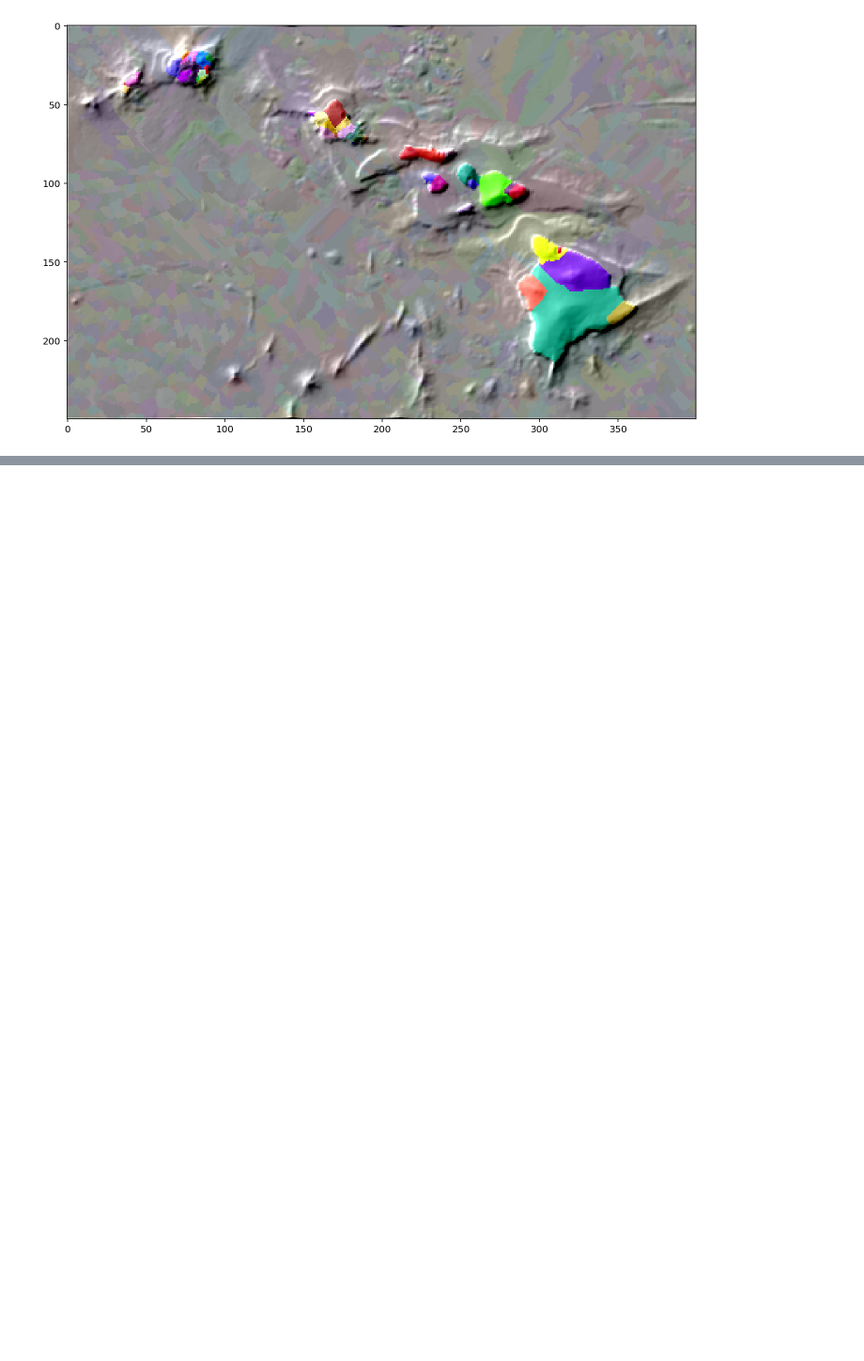
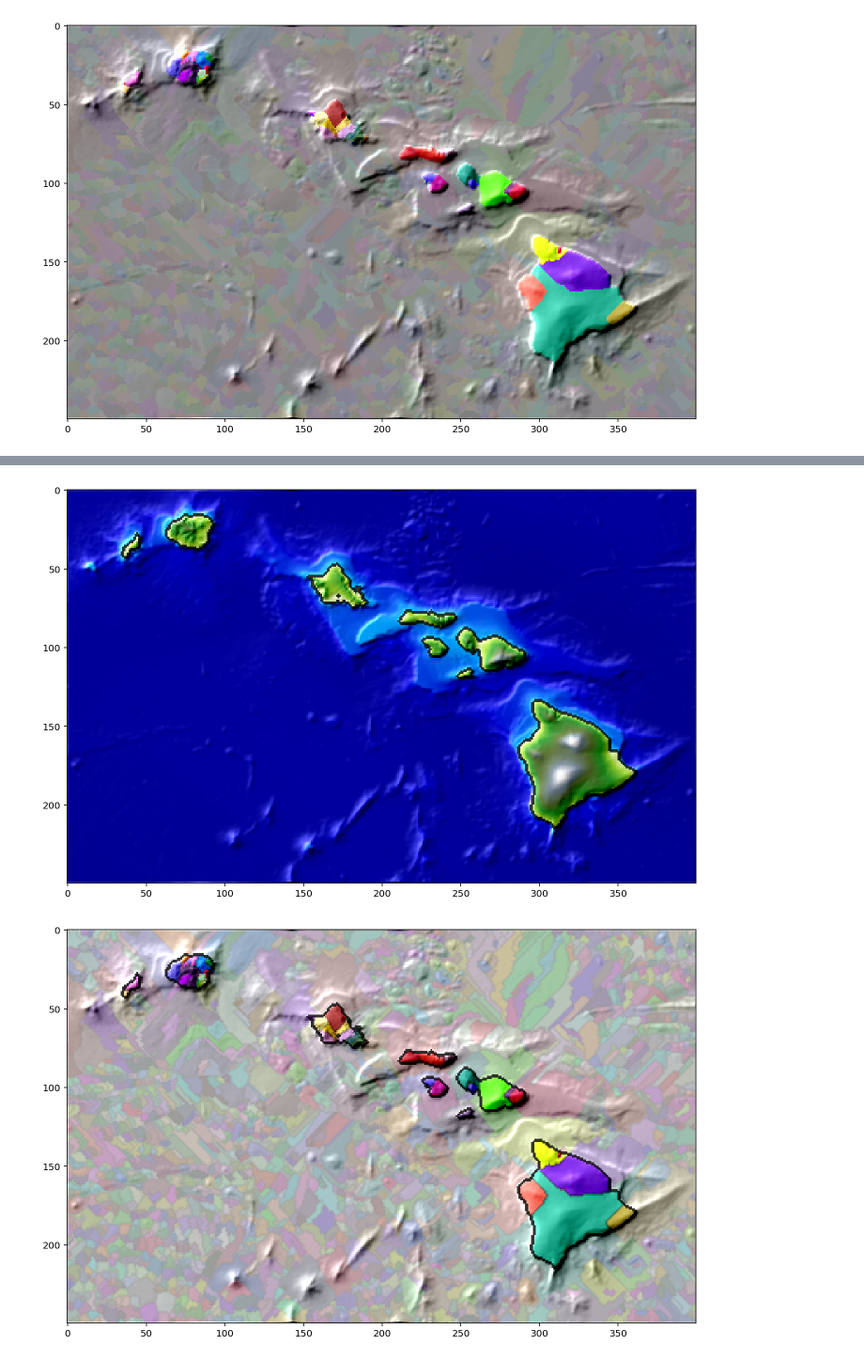
Before and after one commit to conradarcturus/mapalgo, a Jupyter notebook: 02_Mountain_Ranges.ipynb, the cells around one changed output, grey strips where cells are left out. Shown at 94% size. Drawn from its saved outputs; the diff is of its cells as text; code cells hidden in the pictures; blank space fills up the shorter version.

Commit message:
Add more low-resolution datasets, generate mountain ranges & basins for them

```diff
--- a/02_Mountain_Ranges.ipynb
+++ b/02_Mountain_Ranges.ipynb
@@ -195,0 +232,72 @@ RasterImage(map_elevation) \
+# %%
+# Redo the whole process in a single frame, make pretty images, and perform the algorithm on the map depth too to construct simple basins
+def computeMountainsAndBasins(dataset, region, minutes_per_node):
+    map_elevation = loadRegionMap(region=region, dataset=dataset, minutes_per_node=minutes_per_node, image_folder='img/02/')
+    map_elevation_display = None
+    nodes_elevation_display = np.power(np.abs(map_elevation.getDataFlat() * 1.0), 0.5) * np.sign(map_elevation.getDataFlat())
+    nodes_elevation_display = nodes_elevation_display / max(data_elevation_sqrt)
+    if (dataset == 'POP'):
+        nodes_elevation_display[nodes_elevation_display == 0] = -1
+    map_elevation_display = map_elevation.newChildInstance(
+        {
+            'values': 'elevation',
+            'mods': 'sqrt'
+        },
+        nodes_elevation_display
+    )
+    map_hillshade = getHillshade(map_elevation, 1)
+    map_landsea = map_elevation.newChildInstance(
+        {'values': 'landmask'},
+        map_elevation.getDataFlat() < 0,
+    )
+    map_landsea_border = getBorder(map_landsea, 1)
+    RasterImage(map_elevation) \
+        .addLayer('elevation', map_elevation_display.getDataFlat(), colormap='naturalish') \
+        .addLayer('hillshade', map_hillshade.getDataFlat(), transforms=[], combine='add', opacity=1, dissolve=1) \
+        .addLayer('coast', .2, nodes_selected=map_landsea_border.getDataFlat(), combine='multiply') \
+        .display().overrideLayerNames(['elevation']).save().final()
+
+    # Mountains
+    map_highest_neighbor_index = getHighestNeighbor(map_elevation)
+    map_mountain = getLocalPeaks(map_highest_neighbor_index)
+    map_mountain_border = getBorder(map_mountain, 1)
+    RasterImage(map_elevation) \
+        .addLayer('base', 1) \
+        .addLayer('mountain_border', 0.7, nodes_selected=map_mountain_border.getDataFlat()) \
+        .addLayer('mountain', map_mountain.getDataFlat(), colormap='hashed', transforms=['norm'], combine='multiply', opacity=0.5) \
+        .addLayer('sea', 1.2, nodes_selected=map_elevation.getDataFlat() < 0, combine='add', dissolve=.2) \
+        .addLayer('hillshade', map_hillshade.getDataFlat(), combine='add', opacity=1, dissolve=1) \
+        .addLayer('coast', .2, nodes_selected=map_landsea_border.getDataFlat(), combine='multiply') \
+        .display().overrideLayerNames(['mountains']).save().final()
+
+    # Basins
+    map_depth = map_elevation.newChildInstance(
+        {'values': 'depth'},
+        -map_elevation.getDataFlat(),
+    )
+    map_lowest_neighbor_index = getHighestNeighbor(map_depth)
+    map_basin = getLocalPeaks(map_lowest_neighbor_index)
+    map_basin_border = getBorder(map_basin, 1)
+    RasterImage(map_elevation) \
+        .addLayer('base', 1) \
+        .addLayer('basin_border', 0.7, nodes_selected=map_basin_border.getDataFlat()) \
+        .addLayer('basin', map_basin.getDataFlat(), colormap='hashed', transforms=['norm'], combine='multiply', opacity=0.5) \
+        .addLayer('sea', 1.2, nodes_selected=map_landsea.getDataFlat(), combine='add', dissolve=.2) \
+        .addLayer('hillshade', map_hillshade.getDataFlat(), combine='add', opacity=1, dissolve=1) \
+        .addLayer('coast', .2, nodes_selected=map_landsea_border.getDataFlat(), combine='multiply') \
+        .display().overrideLayerNames(['basins']).save().final()
+
+# Generate images for various combinations of data
+# computeMountainsAndBasins('TBI', 'cascadia', 1)
+# computeMountainsAndBasins('TBI', 'cascadia', 5)
+# computeMountainsAndBasins('TBI', 'cascadia', 10)
+computeMountainsAndBasins('TBI', 'hawaii', 1)
+# computeMountainsAndBasins('TBI', 'world', 10)
+# computeMountainsAndBasins('TBI', 'world', 60)
+# computeMountainsAndBasins('POP', 'cascadia', 1)
+# computeMountainsAndBasins('POP', 'hawaii', 1)
+# computeMountainsAndBasins('POP', 'world', 10)
+# computeMountainsAndBasins('POP', 'world', 60)
+# %% [output]
+[figure, added]
+[figure, added]
```
Also changed, not shown: parts of 5 cells of this notebook, 44 other files.
